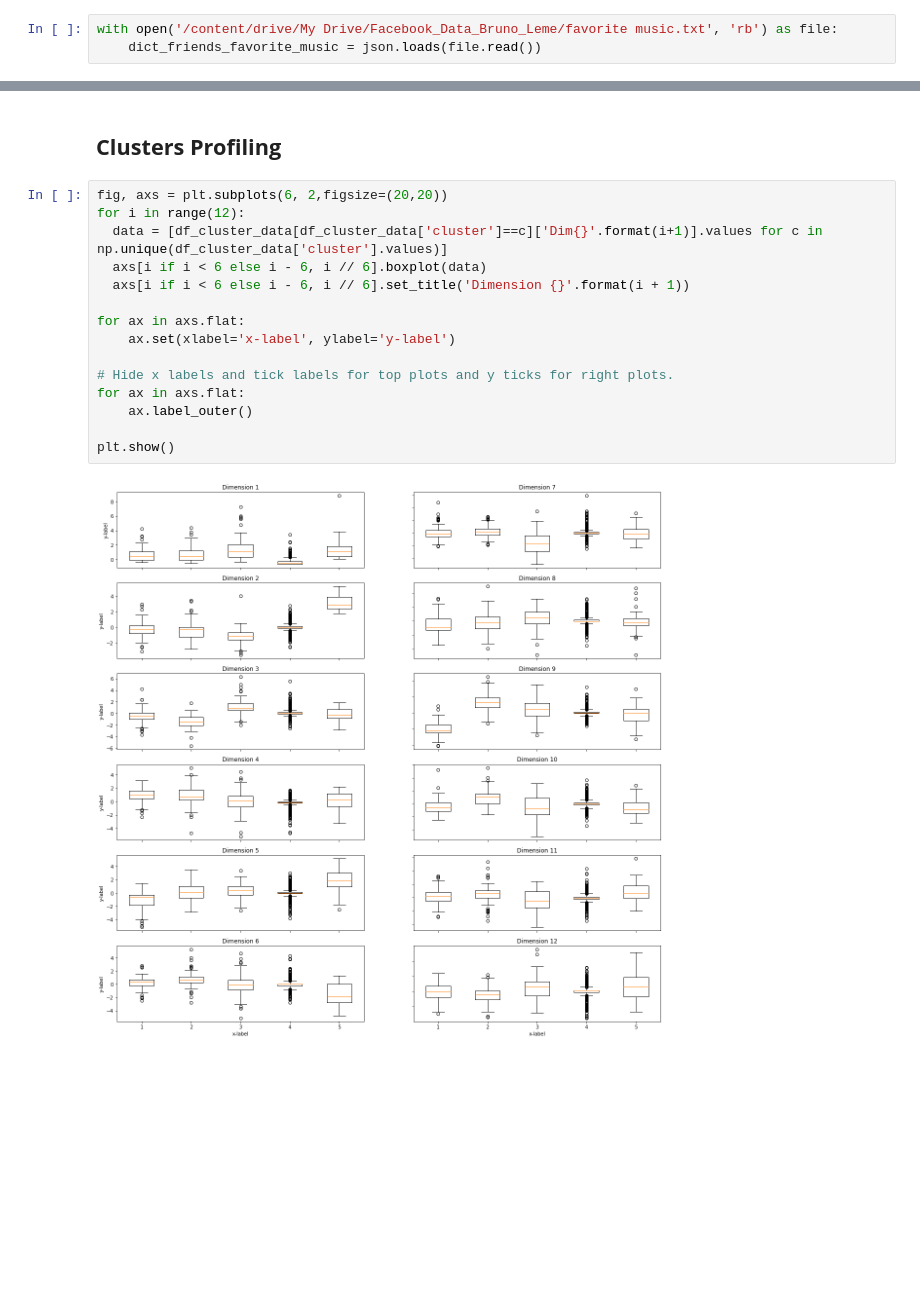
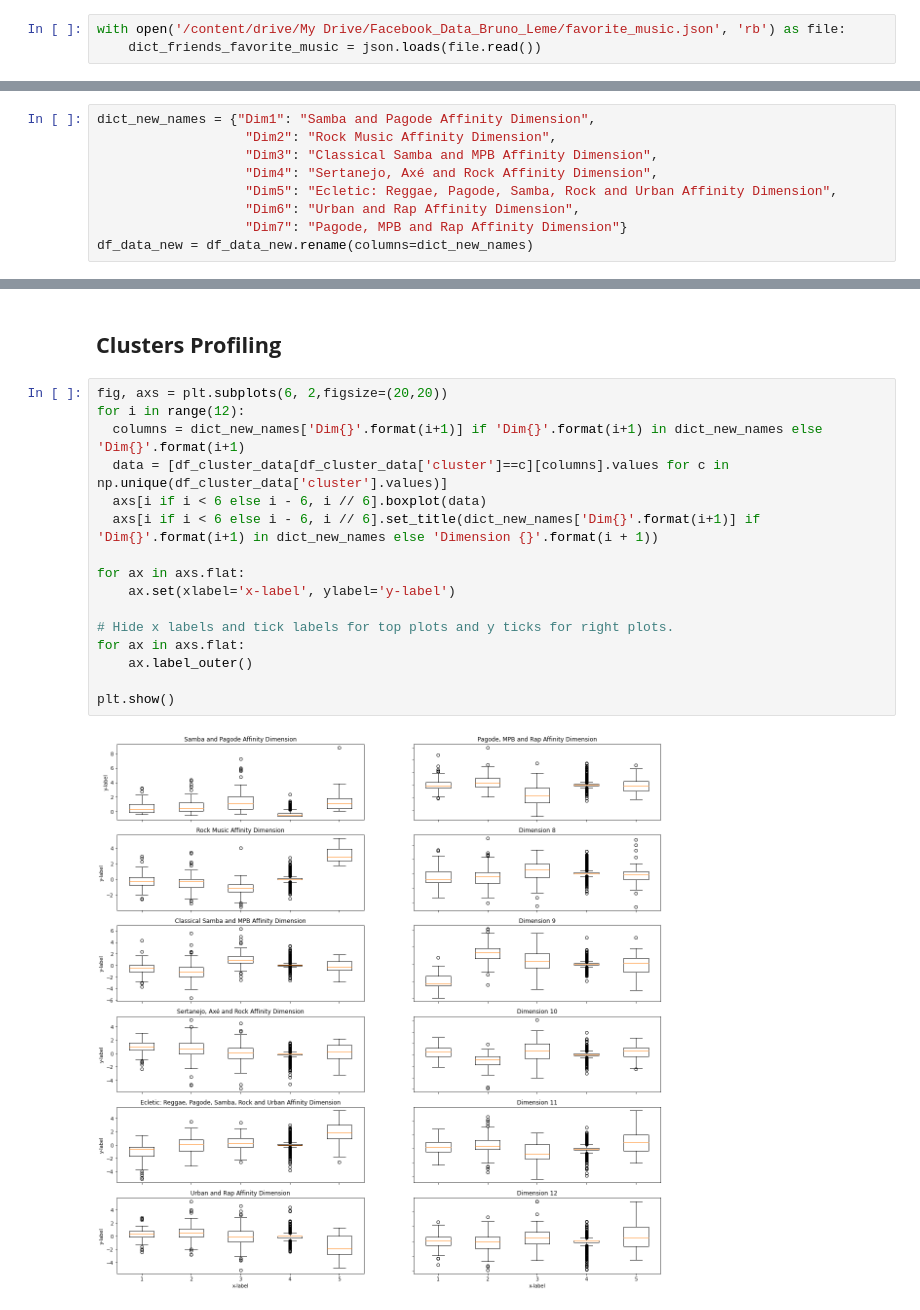
Before and after one commit to brunoleme/Dimension_Reduction_and_Cluster_Analysis, a Jupyter notebook: Dimension_Reduction_and_Clustering.ipynb, the cells around one changed output, grey strips where cells are left out. Saved outputs shown, nothing was run; the diff lists cells and outputs as text; blank space fills up the shorter version.

```diff
--- a/Dimension_Reduction_and_Clustering.ipynb
+++ b/Dimension_Reduction_and_Clustering.ipynb
@@ -18,5 +27,5 @@ from sklearn.decomposition import TruncatedSVD
 # %%
-with open('/content/drive/My Drive/Facebook_Data_Bruno_Leme/favorite music.txt', 'rb') as file:
+with open('/content/drive/My Drive/Facebook_Data_Bruno_Leme/favorite_music.json', 'rb') as file:
     dict_friends_favorite_music = json.loads(file.read())
 # %% [markdown]
 # **Data Prep**
@@ -416,0 +497,9 @@ top_pages_on_dims[11]
+# %%
+dict_new_names = {"Dim1": "Samba and Pagode Affinity Dimension",
+                   "Dim2": "Rock Music Affinity Dimension",
+                   "Dim3": "Classical Samba and MPB Affinity Dimension",
+                   "Dim4": "Sertanejo, Axé and Rock Affinity Dimension",
+                   "Dim5": "Ecletic: Reggae, Pagode, Samba, Rock and Urban Affinity Dimension",
+                   "Dim6": "Urban and Rap Affinity Dimension",
+                   "Dim7": "Pagode, MPB and Rap Affinity Dimension"}
+df_data_new = df_data_new.rename(columns=dict_new_names)
@@ -468,17 +572,18 @@ df_cluster_data = pd.concat([df_data_new, pd.Series(kmeans.predict(df_data_new),
 # %%
 fig, axs = plt.subplots(6, 2,figsize=(20,20))
 for i in range(12):
-  data = [df_cluster_data[df_cluster_data['cluster']==c]['Dim{}'.format(i+1)].values for c in np.unique(df_cluster_data['cluster'].values)]
+  columns = dict_new_names['Dim{}'.format(i+1)] if 'Dim{}'.format(i+1) in dict_new_names else 'Dim{}'.format(i+1)
+  data = [df_cluster_data[df_cluster_data['cluster']==c][columns].values for c in np.unique(df_cluster_data['cluster'].values)]
   axs[i if i < 6 else i - 6, i // 6].boxplot(data)
-  axs[i if i < 6 else i - 6, i // 6].set_title('Dimension {}'.format(i + 1))
+  axs[i if i < 6 else i - 6, i // 6].set_title(dict_new_names['Dim{}'.format(i+1)] if 'Dim{}'.format(i+1) in dict_new_names else 'Dimension {}'.format(i + 1))
 
 for ax in axs.flat:
     ax.set(xlabel='x-label', ylabel='y-label')
 
 # Hide x labels and tick labels for top plots and y ticks for right plots.
 for ax in axs.flat:
     ax.label_outer()
 
 plt.show()
 # %% [output]
-[figure, old version]
+[figure, new version]
```
Also changed, not shown: parts of 99 cells of this notebook.
